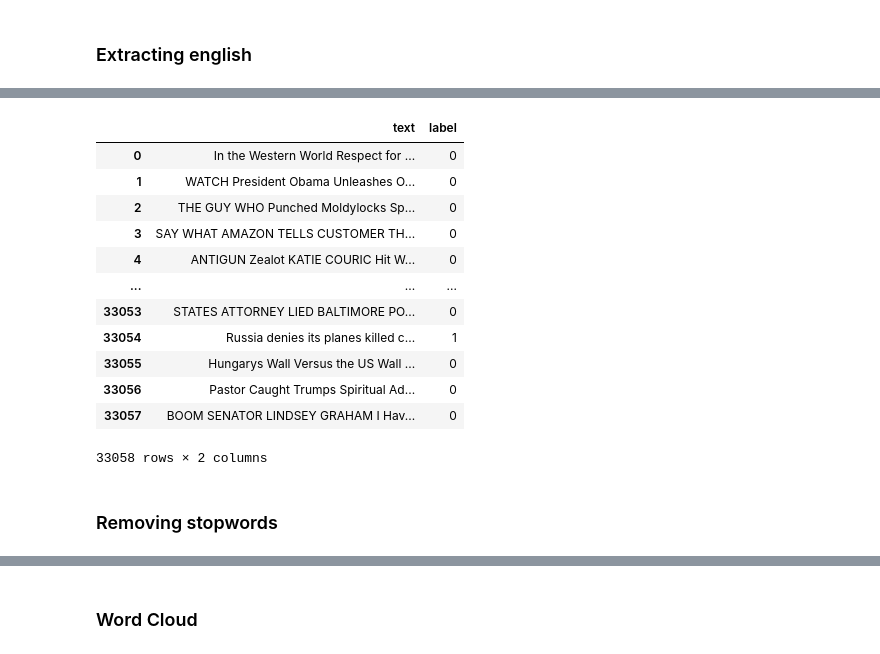
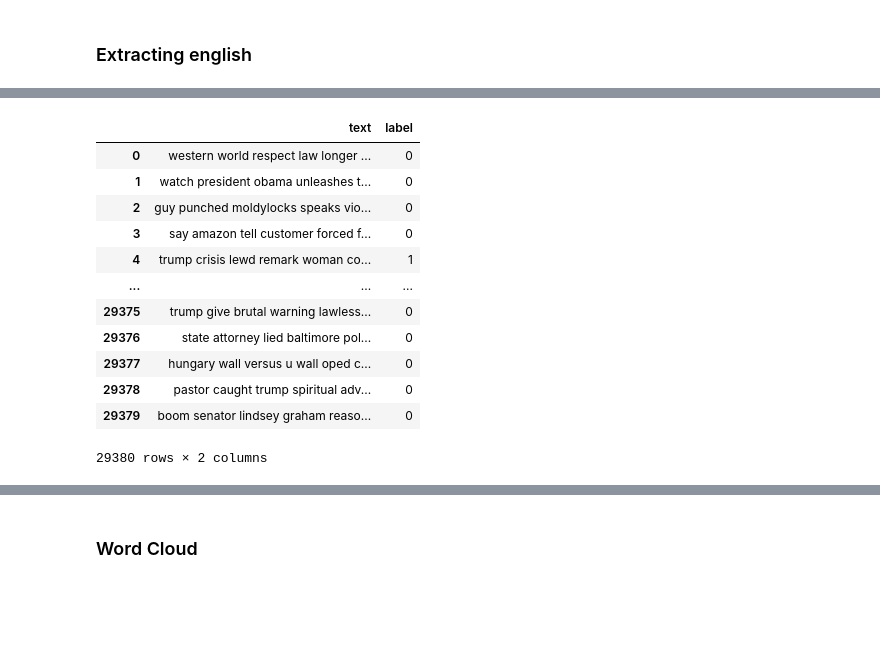
Before and after one commit to KarolinaMaczka/ItML, a Jupyter notebook: budowa_krok_2_2.ipynb, the cells around one changed output, grey strips where cells are left out. Saved outputs shown, nothing was run; the diff lists cells and outputs as text; code cells hidden in the pictures; blank space fills up the shorter version.

```diff
--- a/budowa_krok_2_2.ipynb
+++ b/budowa_krok_2_2.ipynb
@@ -300,5 +294,8 @@ df3[df3['shorttext'].apply(len) < 50]
+# %%
+# Deleting URLs
+df3['text'] = df3['text'].apply(deleteUrl)
 # %%
 # Deleting very short texts
-df3 = df3[df3['shorttext'].apply(len) > 50]
+df3 = df3[df3['text'].apply(len) > 10]
 # %%
 df3.head()
@@ -312,3 +304,3 @@ df3.head()
 # %%
 DetectorFactory.seed = 0
-df3['lang'] = df3['shorttext'].apply(detect)
+df4['lang'] = df4['text'].apply(detect)
@@ -315,23 +312,23 @@ df3['lang'] = df3['shorttext'].apply(detect)
 # %%
 # robimy model który będzie wykrywał po angielsku
-df3 = df3[df3['lang']=='en']
+df4 = df4[df4['lang']=='en']
 # %%
-df3 = df3[['text', 'label']].reset_index(drop=True)
-df3
+df4 = df4[['text', 'label']].reset_index(drop=True)
+df4
 # %% [output]
 |  | text | label |
-| 0 | In the Western World Respect for ... | 0 |
-| 1 | WATCH President Obama Unleashes O... | 0 |
-| 2 | THE GUY WHO Punched Moldylocks Sp... | 0 |
-| 3 | SAY WHAT AMAZON TELLS CUSTOMER TH... | 0 |
-| 4 | ANTIGUN Zealot KATIE COURIC Hit W... | 0 |
+| 0 | western world respect law longer ... | 0 |
+| 1 | watch president obama unleashes t... | 0 |
+| 2 | guy punched moldylocks speaks vio... | 0 |
+| 3 | say amazon tell customer forced f... | 0 |
+| 4 | trump crisis lewd remark woman co... | 1 |
 | ... | ... | ... |
-| 33053 | STATES ATTORNEY LIED BALTIMORE PO... | 0 |
-| 33054 | Russia denies its planes killed c... | 1 |
-| 33055 | Hungarys Wall Versus the US Wall ... | 0 |
-| 33056 | Pastor Caught Trumps Spiritual Ad... | 0 |
-| 33057 | BOOM SENATOR LINDSEY GRAHAM I Hav... | 0 |
+| 29375 | trump give brutal warning lawless... | 0 |
+| 29376 | state attorney lied baltimore pol... | 0 |
+| 29377 | hungary wall versus u wall oped c... | 0 |
+| 29378 | pastor caught trump spiritual adv... | 0 |
+| 29379 | boom senator lindsey graham reaso... | 0 |
-33058 rows × 2 columns
+29380 rows × 2 columns
 # %%
 #transformer function
 def dropLanguages(df):
@@ -344,5 +341,3 @@ def dropLanguages(df):
     df = df.drop(columns=['shorttext', 'lang'])
     print('Languages dropped')
     return df
-# %% [markdown]
-### Removing stopwords
```
Also changed, not shown: parts of 43 cells of this notebook.
